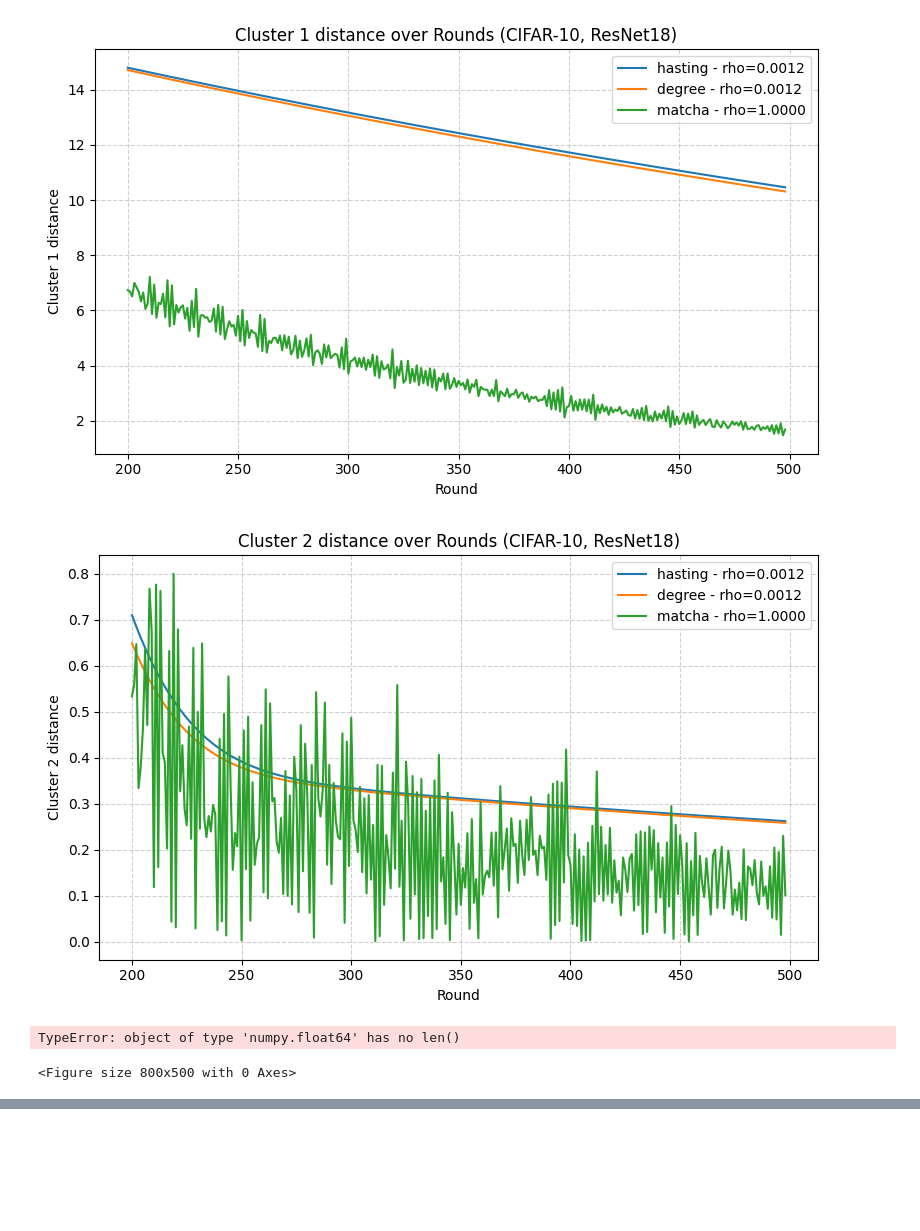
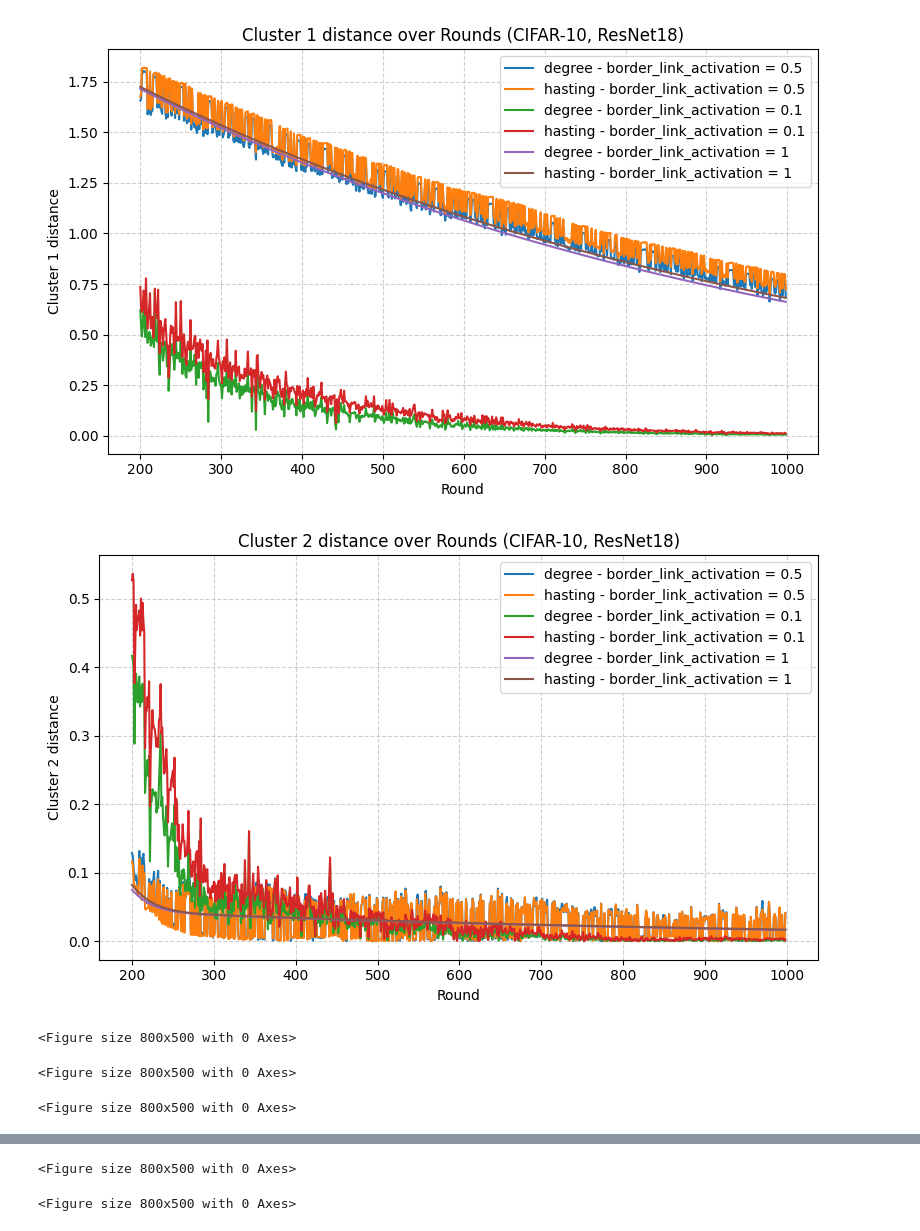
Before and after one commit to tanguyLC01/FLP2P, a Jupyter notebook: compare_fixed_training.ipynb, the cells around one changed output, grey strips where cells are left out. Saved outputs shown, nothing was run; the diff lists cells and outputs as text; code cells hidden in the pictures; blank space fills up the shorter version.

```diff
--- a/compare_fixed_training.ipynb
+++ b/compare_fixed_training.ipynb
@@ -97,21 +76,22 @@ print(list(res[list(res.keys())[0]].keys()))
 # %%
 import matplotlib.pyplot as plt
 import matplotlib.patches as mpatches
-keys = list(res.keys())
-index_elems = list(res[keys[0]].keys())
-epochs = min(499, min(len(res[k][index_elems[0]]) for k in keys))
+keys = list(results.keys())
+index_elems = list(results[keys[0]].keys())
+epochs = min(1000, min(len(results[k][index_elems[0]]) for k in keys))
 start = 200
 for index_elem in index_elems:
     plt.figure(figsize=(8, 5))
-
-    for key in keys:
-        y = res[key].get(index_elem, None)
-        if y is None or len(y) == 0:
-            continue
+    if type(results[list(results.keys())[0]][index_elem]) is not list:
+        continue
+    for key in ['11-20-44_maximum_degree-False-lenet5_maximum_degree',
+ '11-20-44_metropolis_hasting-False-lenet5_metropolis_hasting','11-01-36_maximum_degree-False-lenet5_maximum_degree',
+ '11-01-36_metropolis_hasting-False-lenet5_metropolis_hasting', '09-53-21_maximum_degree-False-lenet5_maximum_degree',
+ '09-53-21_metropolis_hasting-False-lenet5_metropolis_hasting']:
+        y = results[key].get(index_elem, None)
         y = y[start:epochs]
         rounds = np.arange(start, start + len(y))
-        label = f"{key.split('_')[-1]} - rho={res[key].get('spectral_gap', 'N/A'):.4f}" \
-                if 'spectral_gap' in res[key] else key
+        label = f"{key.split('_')[-1]} - border_link_activation = {results[key]['border_link_activation']}"
         plt.plot(rounds, y, label=label)
 
     plt.xlabel("Round")
@@ -121,4 +101,23 @@ for index_elem in index_elems:
     plt.grid(True, linestyle='--', alpha=0.6)
     plt.tight_layout()
     plt.show()
+
+for index_elem in index_elems:
+    plt.figure(figsize=(8, 5))
+    if type(results[list(results.keys())[0]][index_elem]) is not list:
+        continue
+    for key in ['09-53-21_matcha-False-lenet5_matcha', '11-01-36_maximum_degree-False-lenet5_maximum_degree', '11-01-36_metropolis_hasting-False-lenet5_metropolis_hasting']:
+        y = results[key].get(index_elem, None)
+        y = y[start:epochs]
+        rounds = np.arange(start, start + len(y))
+        label = f"{key.split('_')[-1]} - border_link_activation = {results[key]['border_link_activation']}"
+        plt.plot(rounds, y, label=label)
+
+    plt.xlabel("Round")
+    plt.ylabel(index_elem.replace('_', ' ').capitalize())
+    plt.title(f"{index_elem.replace('_', ' ').capitalize()} over Rounds (CIFAR-10, ResNet18)")
+    plt.legend()
+    plt.grid(True, linestyle='--', alpha=0.6)
+    plt.tight_layout()
+    plt.show()
 # %% [output]
@@ -127,4 +126,5 @@ for index_elem in index_elems:
-[figure, old version]
+[figure, new version]
-[figure, old version]
+[figure, new version]
-TypeError: object of type 'numpy.float64' has no len()
+<Figure size 800x500 with 0 Axes>
 <Figure size 800x500 with 0 Axes>
+<Figure size 800x500 with 0 Axes>
@@ -130,0 +135,2 @@ TypeError: object of type 'numpy.float64' has no len()
+<Figure size 800x500 with 0 Axes>
+<Figure size 800x500 with 0 Axes>
```
Also changed, not shown: parts of 9 cells of this notebook, 8 other files.
